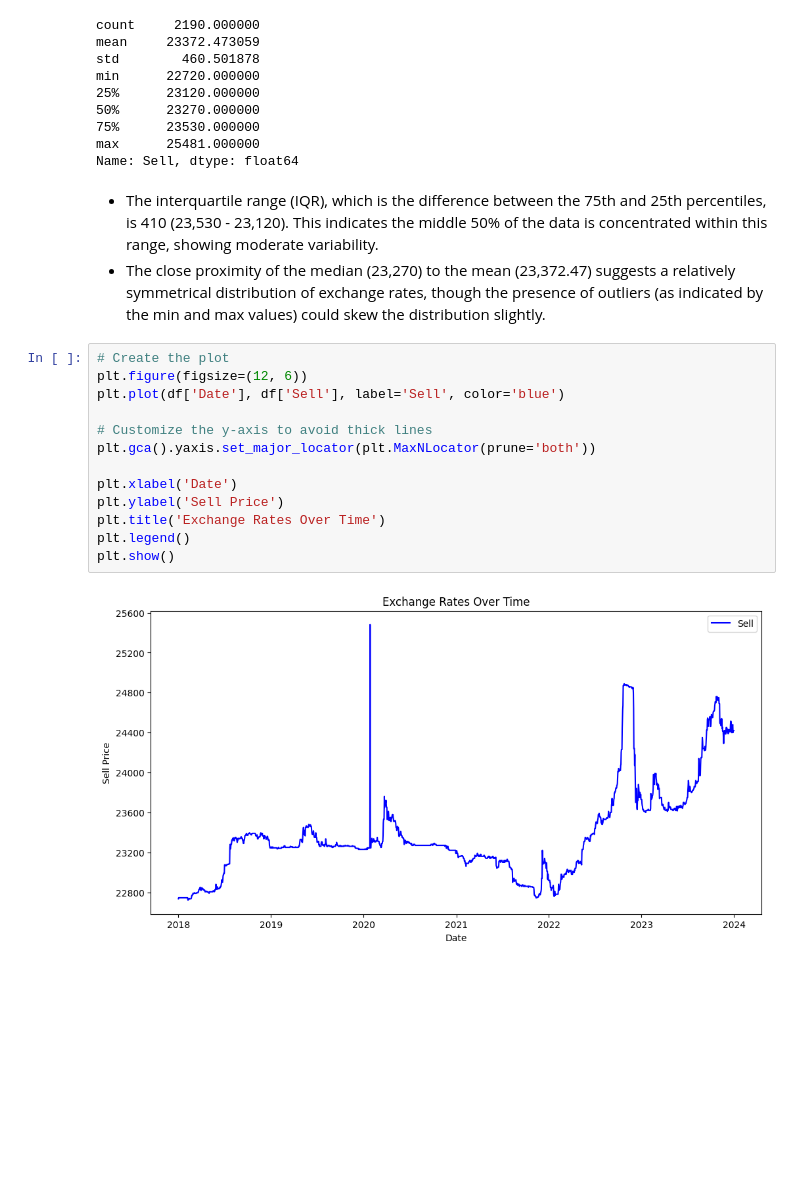
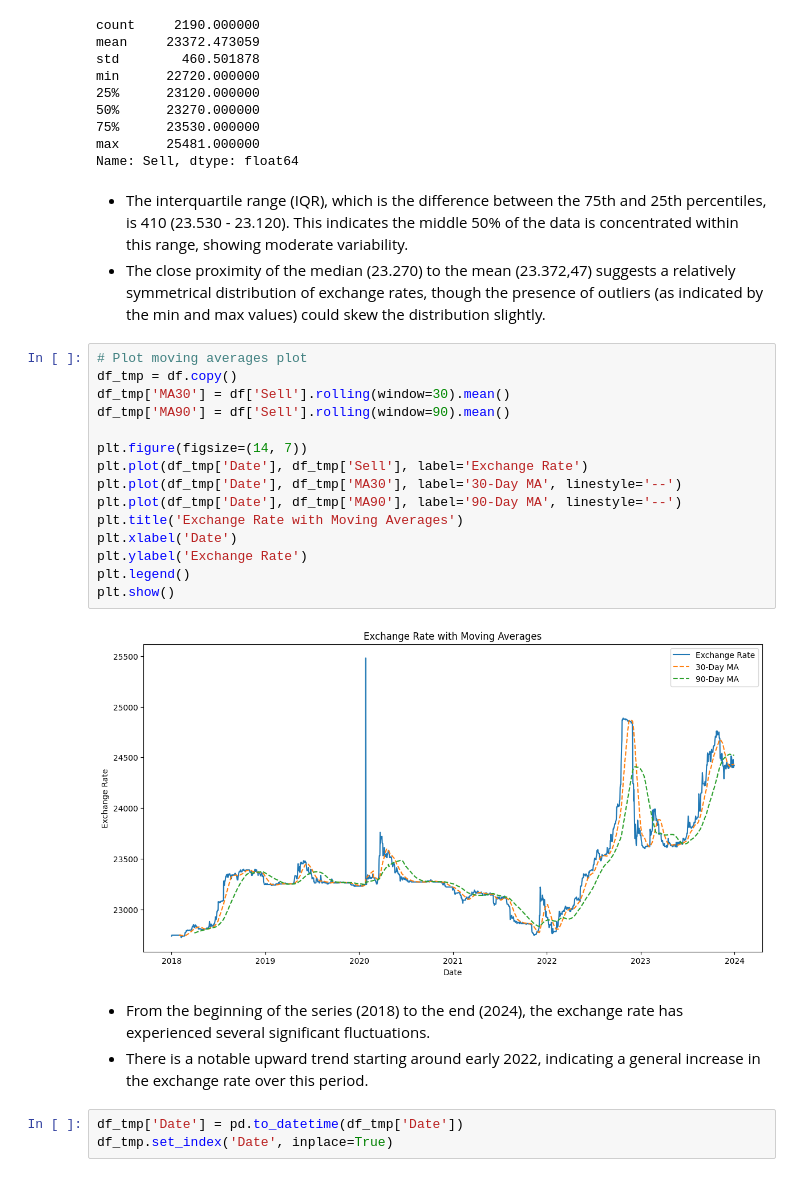
Before and after one commit to VA0211/DSP391m_GROUP3, a Jupyter notebook: eda/eda.ipynb, the cells around one changed output. Cells and saved outputs as stored; diff of their text form; blank space fills up the shorter version.

```diff
--- a/eda/eda.ipynb
+++ b/eda/eda.ipynb
@@ -51,20 +51,28 @@ min      22720.000000
 max      25481.000000
 Name: Sell, dtype: float64
 # %% [markdown]
-- The interquartile range (IQR), which is the difference between the 75th and 25th percentiles, is 410 (23,530 - 23,120). This indicates the middle 50% of the data is concentrated within this range, showing moderate variability.
-- The close proximity of the median (23,270) to the mean (23,372.47) suggests a relatively symmetrical distribution of exchange rates, though the presence of outliers (as indicated by the min and max values) could skew the distribution slightly.
+- The interquartile range (IQR), which is the difference between the 75th and 25th percentiles, is 410 (23.530 - 23.120). This indicates the middle 50% of the data is concentrated within this range, showing moderate variability.
+- The close proximity of the median (23.270) to the mean (23.372,47) suggests a relatively symmetrical distribution of exchange rates, though the presence of outliers (as indicated by the min and max values) could skew the distribution slightly.
-# %%
-# Create the plot
-plt.figure(figsize=(12, 6))
-plt.plot(df['Date'], df['Sell'], label='Sell', color='blue')
-
-# Customize the y-axis to avoid thick lines
-plt.gca().yaxis.set_major_locator(plt.MaxNLocator(prune='both'))
-
-plt.xlabel('Date')
-plt.ylabel('Sell Price')
-plt.title('Exchange Rates Over Time')
-plt.legend()
-plt.show()
-# %% [output]
-[figure, removed]
+# %%
+# Plot moving averages plot
+df_tmp = df.copy()
+df_tmp['MA30'] = df['Sell'].rolling(window=30).mean()
+df_tmp['MA90'] = df['Sell'].rolling(window=90).mean()
+
+plt.figure(figsize=(14, 7))
+plt.plot(df_tmp['Date'], df_tmp['Sell'], label='Exchange Rate')
+plt.plot(df_tmp['Date'], df_tmp['MA30'], label='30-Day MA', linestyle='--')
+plt.plot(df_tmp['Date'], df_tmp['MA90'], label='90-Day MA', linestyle='--')
+plt.title('Exchange Rate with Moving Averages')
+plt.xlabel('Date')
+plt.ylabel('Exchange Rate')
+plt.legend()
+plt.show()
+# %% [output]
+[figure, added]
+# %% [markdown]
+- From the beginning of the series (2018) to the end (2024), the exchange rate has experienced several significant fluctuations.
+- There is a notable upward trend starting around early 2022, indicating a general increase in the exchange rate over this period.
+# %%
+df_tmp['Date'] = pd.to_datetime(df_tmp['Date'])
+df_tmp.set_index('Date', inplace=True)
```
Also changed, not shown: parts of 3 cells of this notebook.
